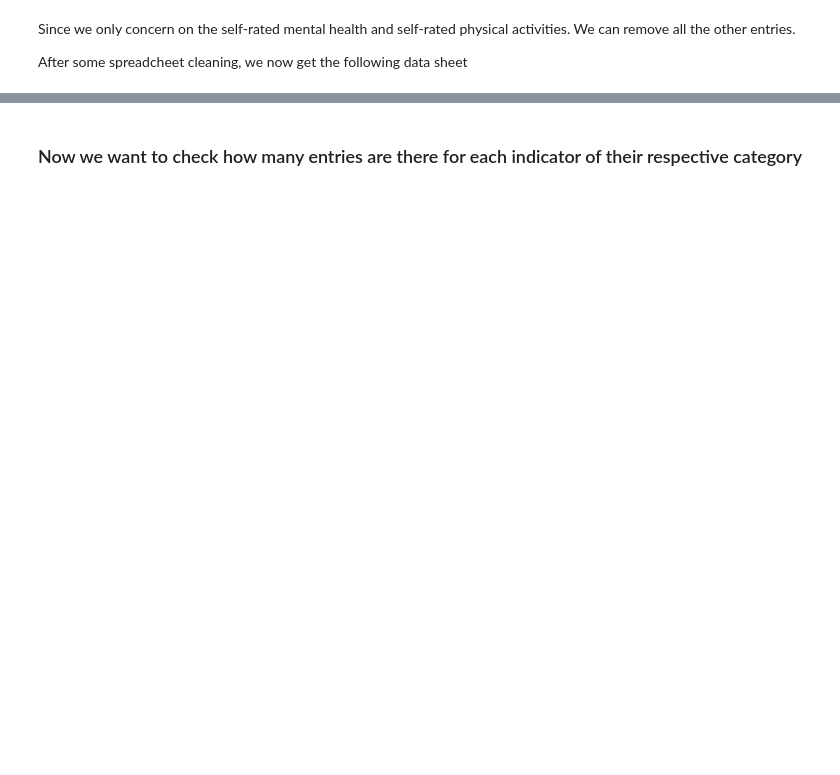
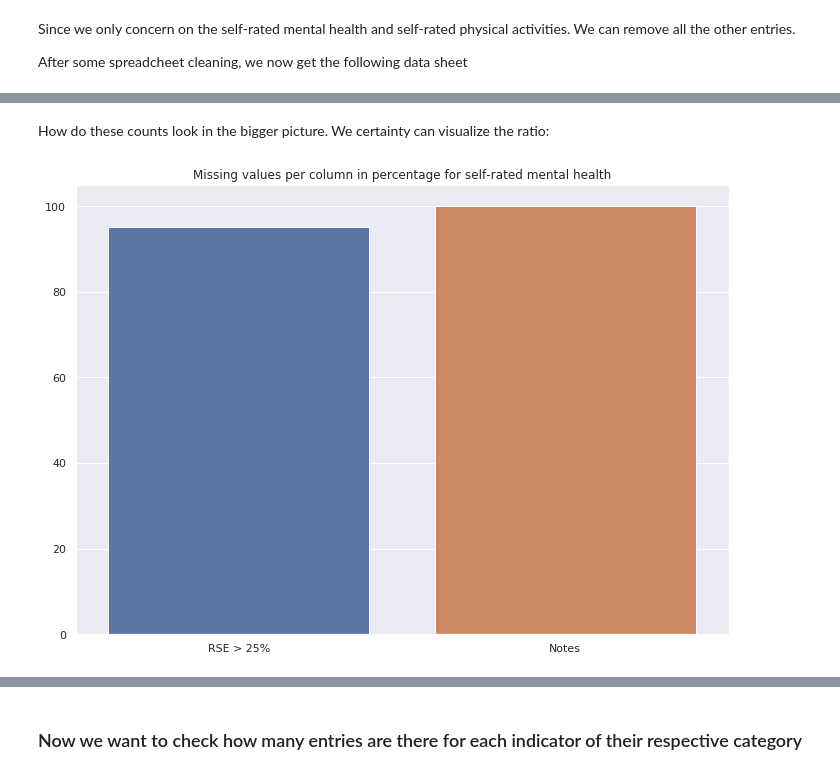
Before and after one commit to cnm13ryan/Model-2-Data-driven-social-policies, a Jupyter notebook: ActGeneralHealthSurvey.ipynb, the cells around one changed output, grey strips where cells are left out. Cells and saved outputs as stored; diff of their text form; code cells hidden in the pictures; blank space fills up the shorter version.

```diff
--- a/ActGeneralHealthSurvey.ipynb
+++ b/ActGeneralHealthSurvey.ipynb
@@ -305,0 +376,19 @@ df1
+# %% [markdown]
+How do these counts look in the bigger picture. We certainty can visualize the ratio:
+# %%
+# Change figure size for printing
+sns.set(rc={'figure.figsize':(11.7,8.27)})
+
+# Calculate percentage of missing values for each column
+df_miss_perc = df1.isna().mean() * 100
+
+# Drop columns without missing values
+miss_perc = df_miss_perc[df_miss_perc > 0]
+
+if len(miss_perc) == 0:
+    raise Exception('no missing values!')
+
+ax = sns.barplot(x=miss_perc.index, y=miss_perc.values)
+foo = ax.set_title("Missing values per column in percentage for self-rated mental health")
+# %% [output]
+[figure, added]
```
Also changed, not shown: parts of 18 cells of this notebook, 6 other files.
